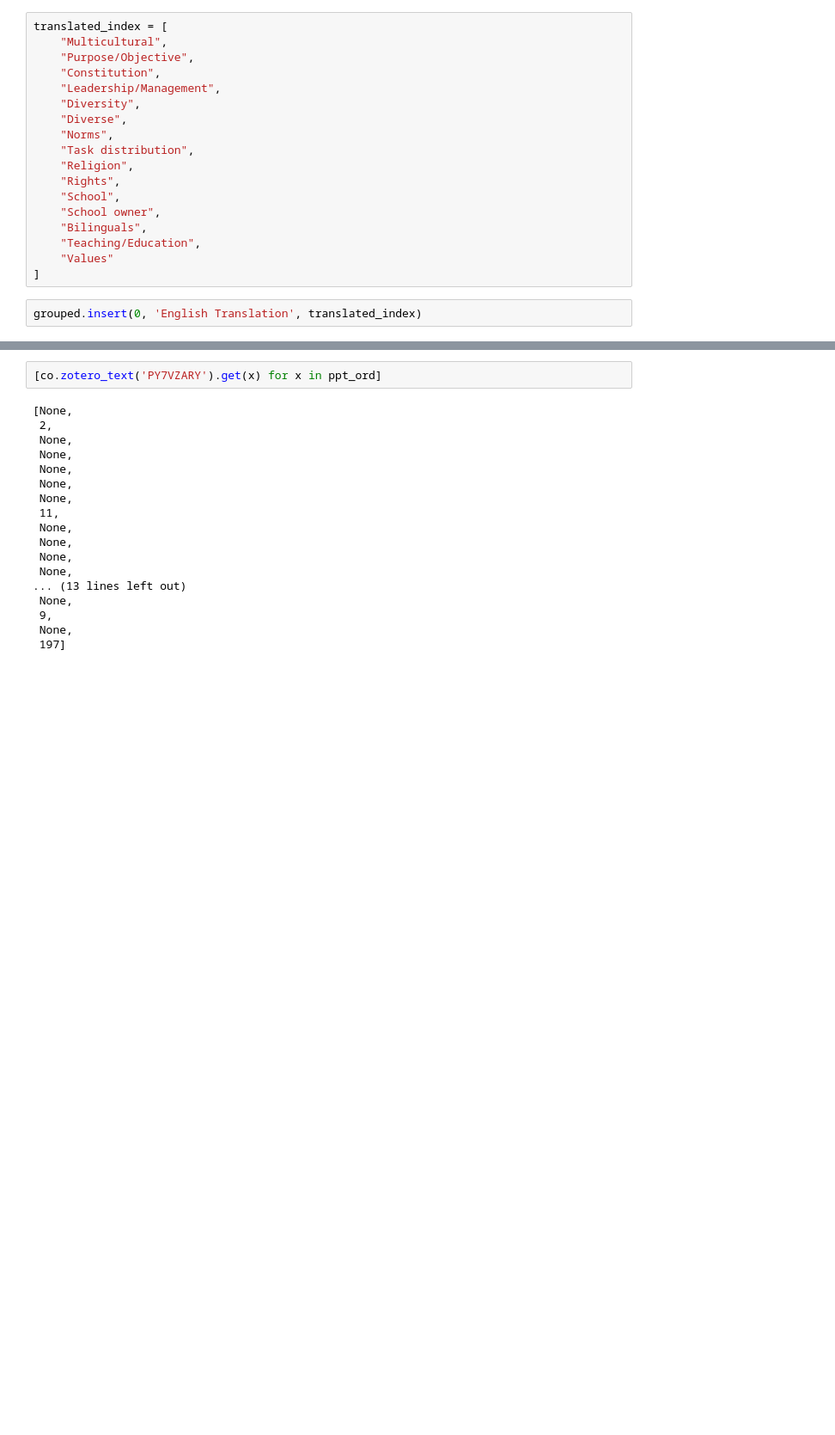
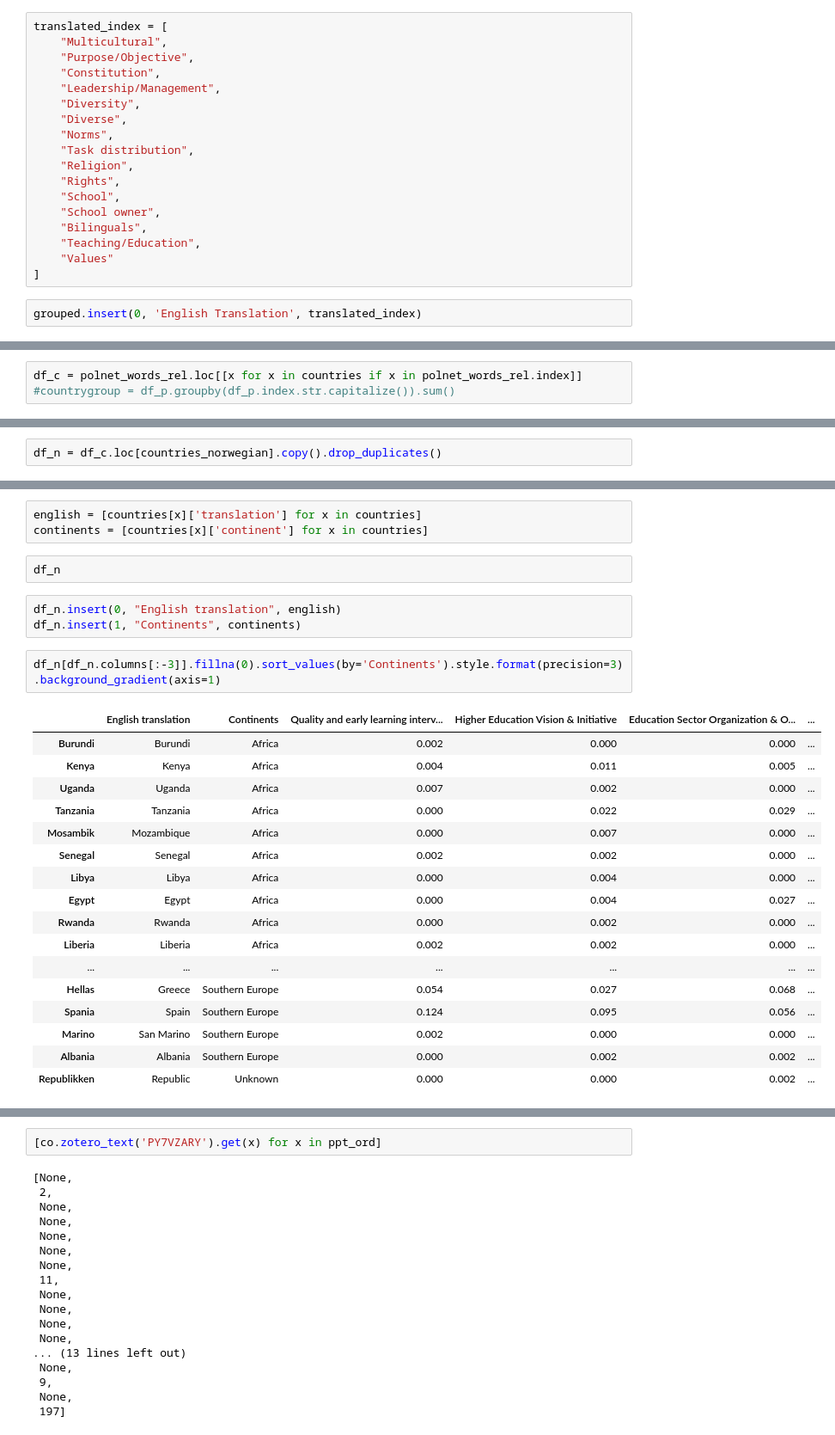
Before and after one commit to Yoonsen/ECER2023, a Jupyter notebook: Polnet_analysis_leiden.ipynb, the cells around one changed output, grey strips where cells are left out. Shown at 86% size. Saved outputs shown, nothing was run; the diff lists cells and outputs as text; blank space fills up the shorter version.

```diff
--- a/Polnet_analysis_leiden.ipynb
+++ b/Polnet_analysis_leiden.ipynb
@@ -694,0 +982,3 @@ grouped.insert(0, 'English Translation', translated_index)
+# %%
+df_c = polnet_words_rel.loc[[x for x in countries if x in polnet_words_rel.index]]
+#countrygroup = df_p.groupby(df_p.index.str.capitalize()).sum()
@@ -694,0 +1005,2 @@ grouped.insert(0, 'English Translation', translated_index)
+# %%
+df_n = df_c.loc[countries_norwegian].copy().drop_duplicates()
@@ -694,0 +1159,28 @@ grouped.insert(0, 'English Translation', translated_index)
+# %%
+english = [countries[x]['translation'] for x in countries]
+continents = [countries[x]['continent'] for x in countries]
+# %%
+df_n
+# %%
+df_n.insert(0, "English translation", english)
+df_n.insert(1, "Continents", continents)
+# %%
+df_n[df_n.columns[:-3]].fillna(0).sort_values(by='Continents').style.format(precision=3).background_gradient(axis=1)
+# %% [output]
+|  | English translation | Continents | Quality and early learning interv... | Higher Education Vision & Initiative | Education Sector Organization & O... | ... |
+| Burundi | Burundi | Africa | 0.002 | 0.000 | 0.000 | ... |
+| Kenya | Kenya | Africa | 0.004 | 0.011 | 0.005 | ... |
+| Uganda | Uganda | Africa | 0.007 | 0.002 | 0.000 | ... |
+| Tanzania | Tanzania | Africa | 0.000 | 0.022 | 0.029 | ... |
+| Mosambik | Mozambique | Africa | 0.000 | 0.007 | 0.000 | ... |
+| Senegal | Senegal | Africa | 0.002 | 0.002 | 0.000 | ... |
+| Libya | Libya | Africa | 0.000 | 0.004 | 0.000 | ... |
+| Egypt | Egypt | Africa | 0.000 | 0.004 | 0.027 | ... |
+| Rwanda | Rwanda | Africa | 0.000 | 0.002 | 0.000 | ... |
+| Liberia | Liberia | Africa | 0.002 | 0.002 | 0.000 | ... |
+| ... | ... | ... | ... | ... | ... | ... |
+| Hellas | Greece | Southern Europe | 0.054 | 0.027 | 0.068 | ... |
+| Spania | Spain | Southern Europe | 0.124 | 0.095 | 0.056 | ... |
+| Marino | San Marino | Southern Europe | 0.002 | 0.000 | 0.000 | ... |
+| Albania | Albania | Southern Europe | 0.000 | 0.002 | 0.002 | ... |
+| Republikken | Republic | Unknown | 0.000 | 0.000 | 0.002 | ... |
```
Also changed, not shown: parts of 24 cells of this notebook, 6 other files.
